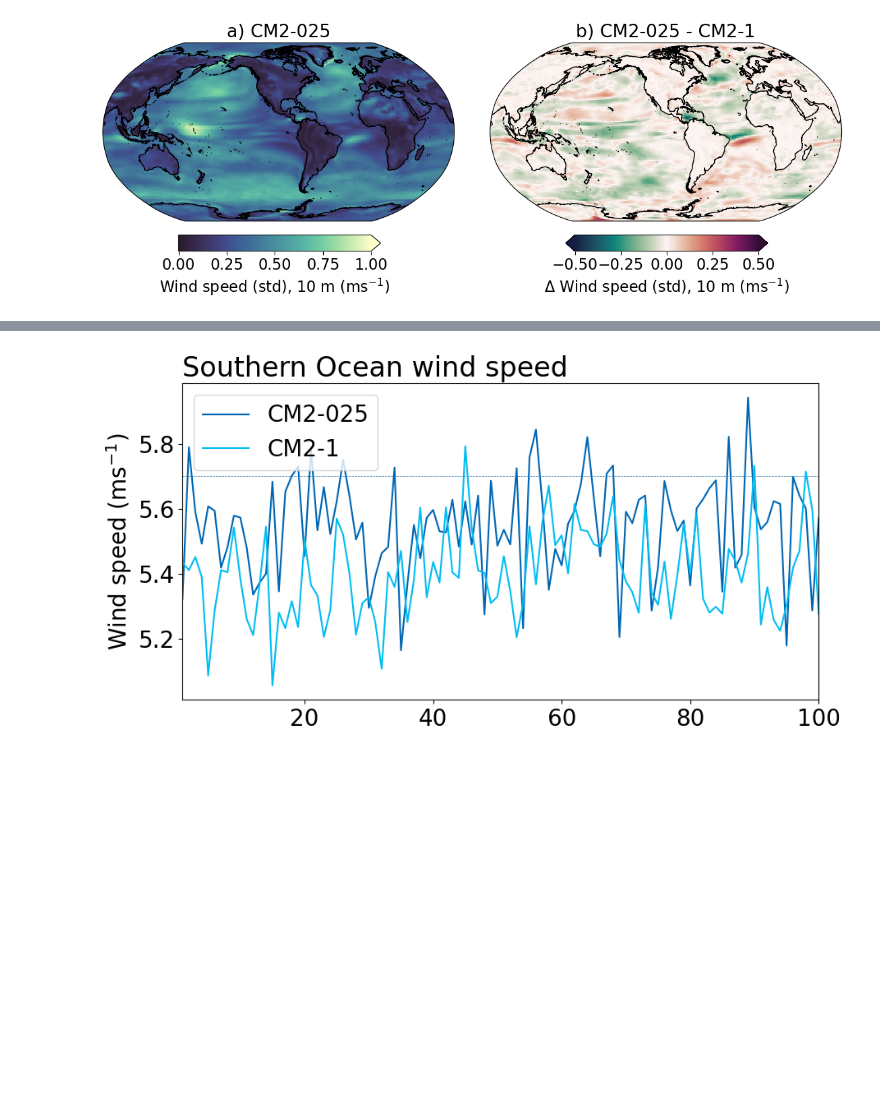
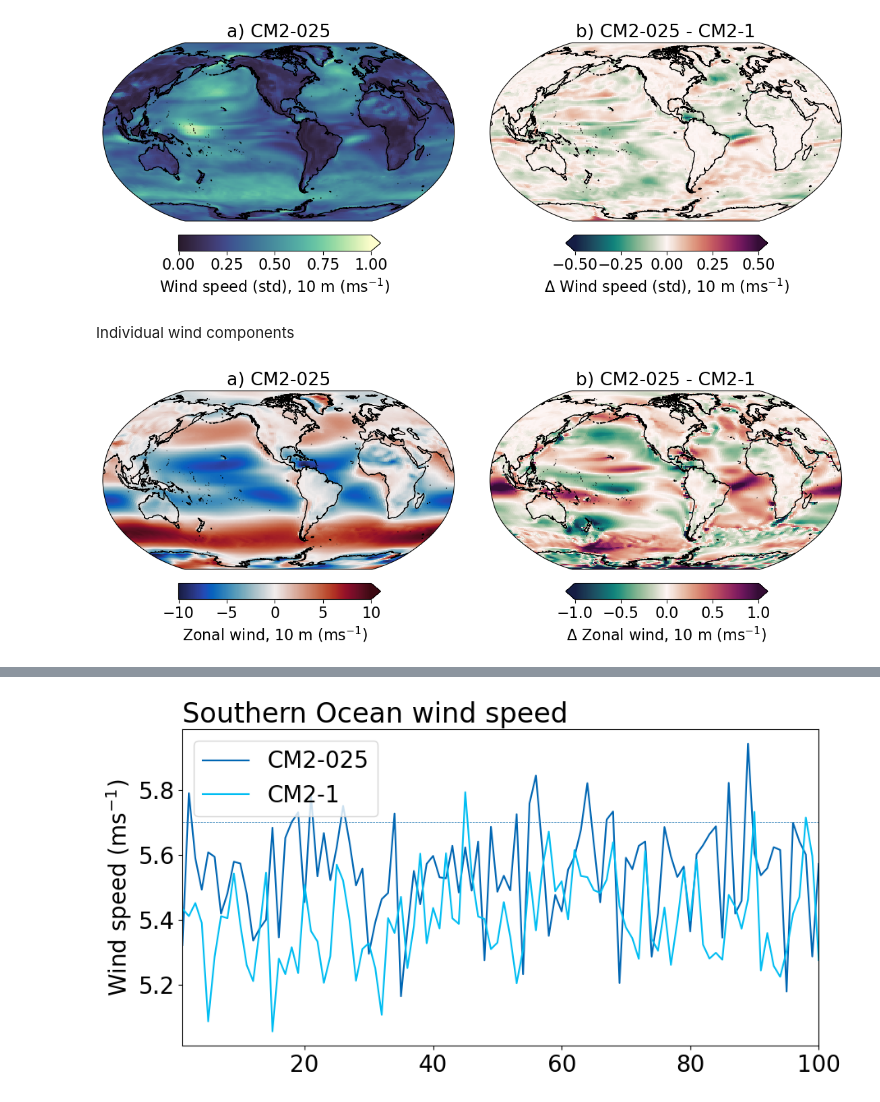
Before and after one commit to wghuneke/ACCESS-CM2-025_Analysis, a Jupyter notebook: notebooks/Plot_surface_maps_atm.ipynb, the cells around one changed output, grey strips where cells are left out. Saved outputs shown, nothing was run; the diff lists cells and outputs as text; code cells hidden in the pictures; blank space fills up the shorter version.

```diff
--- a/notebooks/Plot_surface_maps_atm.ipynb
+++ b/notebooks/Plot_surface_maps_atm.ipynb
@@ -60,3 +60,6 @@ Load in previously extracted wind speed (done at end of this script)
 # %%
 wind_CM2_025 = xr.open_dataarray(path_to_data + 'wind_speed_10m_400_499.nc')
 wind_CM2_1   = xr.open_dataarray(path_to_data + 'Comparison_ACCESS_CM2_1/wind_speed_10m_400_499_CM2_1.nc')
+# %%
+u_wind_CM2_025 = xr.open_dataarray(path_to_data + 'u_wind_10m_400_499.nc')
+u_wind_CM2_1   = xr.open_dataarray(path_to_data + 'Comparison_ACCESS_CM2_1/u_wind_10m_400_499_CM2_1.nc')
@@ -71,0 +74,3 @@ sat_CM2_1   = xr.open_dataarray(path_to_data + 'Comparison_ACCESS_CM2_1/sat_400_
+# %%
+u_wind_CM2_1 = u_wind_CM2_1.resample(time='Y').mean()
+v_wind_CM2_1 = v_wind_CM2_1.resample(time='Y').mean()
@@ -203,3 +210,36 @@ if save_flag == 1:
     plt.savefig(fig_path + fig_name, dpi=300);
 # %% [output]
 [figure]
+# %% [markdown]
+Individual wind components
+# %%
+fig = plt.figure(figsize=(15,6))
+gs  = gridspec.GridSpec(4, 3, width_ratios=[1, 1, 0.025], hspace=0.01, wspace=0.15) # height_ratios=[1,1,1,1,0.1],
+
+ax = fig.add_subplot(gs[0:4,0], projection=ccrs.Robinson(central_longitude=-100))
+sc = u_wind_CM2_025.mean('time').plot(transform=ccrs.PlateCarree(), vmin=-10, vmax=10, cmap=cm.cm.balance, add_colorbar=False)
+ax.coastlines(resolution='50m')
+#ax.add_feature(land_50m)
+plt.title('a) CM2-025')
+
+#cbar_ax = fig.add_subplot(gs[4, 0])
+cbar_ax = fig.add_axes([0.20, 0.2, 0.2, 0.04])
+cbar = plt.colorbar(sc, cax=cbar_ax, ticks=np.arange(-10, 11, 5), label='Zonal wind, 10 m (ms$^{-1}$)', extend='max', orientation='horizontal')
+
+ax = fig.add_subplot(gs[0:4,1], projection=ccrs.Robinson(central_longitude=-100))
+sc = (u_wind_CM2_025.mean('time') - u_wind_CM2_1.mean('time')).plot(transform=ccrs.PlateCarree(), vmin=-1, vmax=1, cmap=cm.cm.curl, add_colorbar=False)
+ax.coastlines(resolution='50m')
+#ax.add_feature(land_50m)
+plt.title('b) CM2-025 - CM2-1')
+
+cbar_ax = fig.add_axes([0.583, 0.2, 0.2, 0.04])
+#cbar_ax = fig.add_subplot(gs[1:3, 2])
+cbar = plt.colorbar(sc, cax=cbar_ax, ticks=np.arange(-1, 1.1, 0.5), label='$\Delta$ Zonal wind, 10 m (ms$^{-1}$)', extend='both', orientation='horizontal')
+
+# Finished
+save_flag = 1
+if save_flag == 1:
+    fig_name = 'Fig_u_wind_ACCESS_CM2_diff_maps.png'
+    plt.savefig(fig_path + fig_name, dpi=300, transparent=True);
+# %% [output]
+[figure, added]
```
Also changed, not shown: parts of 29 cells of this notebook, 2 other files.
